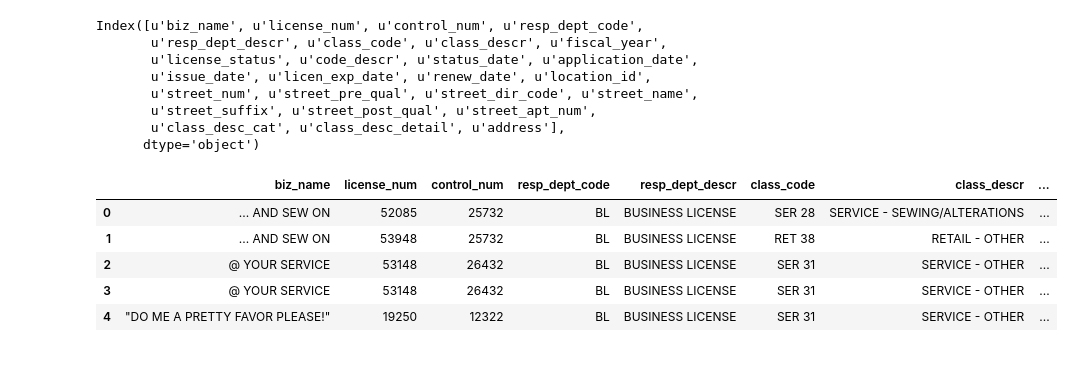
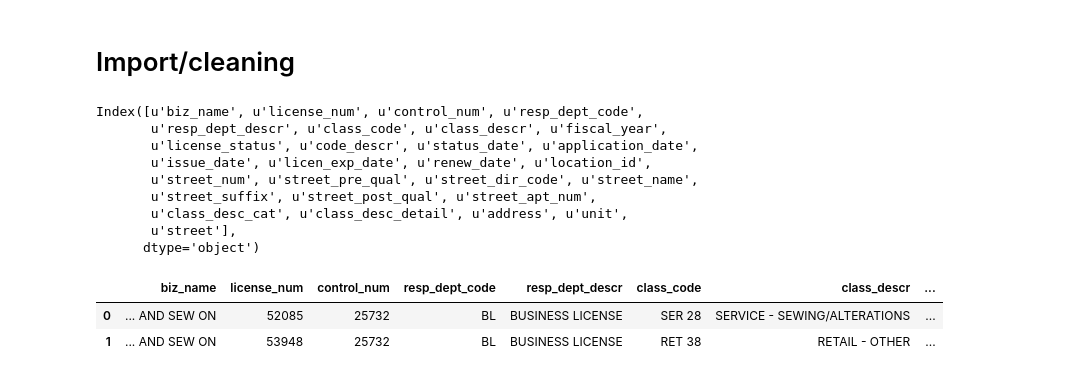
Before and after one commit to eidietrich/bzn-downtown-business-licenses, a Jupyter notebook: scripts/bzn-biz-license-analysis.ipynb, the cells around one changed output. Cells and saved outputs as stored; diff of their text form; code cells hidden in the pictures.

```diff
--- a/scripts/bzn-biz-license-analysis.ipynb
+++ b/scripts/bzn-biz-license-analysis.ipynb
@@ -7,30 +12,38 @@ pd.set_option('display.max_rows',200)
+# %% [markdown]
+# Import/cleaning
 # %%
-df = pd.read_csv('./../working-data/bzn-biz-licenses.csv')
+licenses = pd.read_csv('./../working-data/bzn-biz-licenses.csv')
 # %%
-# Concat to single address field
+# Address concatenation
+# TODO - shift to parser file
+
 def str_not_nan(value):
     if pd.isnull(value):
         return ""
     else:
         return str(value)
-keys = ['street_num', 'street_dir_code', 'street_name', 'street_suffix', 'street_post_qual', 'street_apt_num']
 
-df['address'] = df[keys].apply(lambda x: ' '.join(x.map(str_not_nan)), axis=1)
+addr_keys = ['street_num', 'street_dir_code', 'street_name', 'street_suffix']
+licenses['address'] = licenses[addr_keys].apply(lambda x: ' '.join(x.map(str_not_nan)), axis=1)
+
+unit_keys = ['street_post_qual', 'street_apt_num']
+licenses['unit'] = licenses[unit_keys].apply(lambda x: ' '.join(x.map(str_not_nan)), axis=1)
+
+street_keys = ['street_dir_code','street_name']
+licenses['street'] = licenses[street_keys].apply(lambda x: ' '.join(x.map(str_not_nan)), axis=1)
 # %%
-print df.columns
-df.head()
+print licenses.columns
+licenses.head(2)
 # %% [output]
 Index([u'biz_name', u'license_num', u'control_num', u'resp_dept_code',
        u'resp_dept_descr', u'class_code', u'class_descr', u'fiscal_year',
        u'license_status', u'code_descr', u'status_date', u'application_date',
        u'issue_date', u'licen_exp_date', u'renew_date', u'location_id',
        u'street_num', u'street_pre_qual', u'street_dir_code', u'street_name',
        u'street_suffix', u'street_post_qual', u'street_apt_num',
-       u'class_desc_cat', u'class_desc_detail', u'address'],
+       u'class_desc_cat', u'class_desc_detail', u'address', u'unit',
+       u'street'],
       dtype='object')
 |  | biz_name | license_num | control_num | resp_dept_code | resp_dept_descr | class_code | class_descr | ... |
 | 0 | ... AND SEW ON | 52085 | 25732 | BL | BUSINESS LICENSE | SER 28 | SERVICE - SEWING/ALTERATIONS | ... |
 | 1 | ... AND SEW ON | 53948 | 25732 | BL | BUSINESS LICENSE | RET 38 | RETAIL - OTHER | ... |
-| 2 | @ YOUR SERVICE | 53148 | 26432 | BL | BUSINESS LICENSE | SER 31 | SERVICE - OTHER | ... |
-| 3 | @ YOUR SERVICE | 53148 | 26432 | BL | BUSINESS LICENSE | SER 31 | SERVICE - OTHER | ... |
-| 4 | "DO ME A PRETTY FAVOR PLEASE!" | 19250 | 12322 | BL | BUSINESS LICENSE | SER 31 | SERVICE - OTHER | ... |
```
Also changed, not shown: parts of 40 cells of this notebook, 21 other files.
